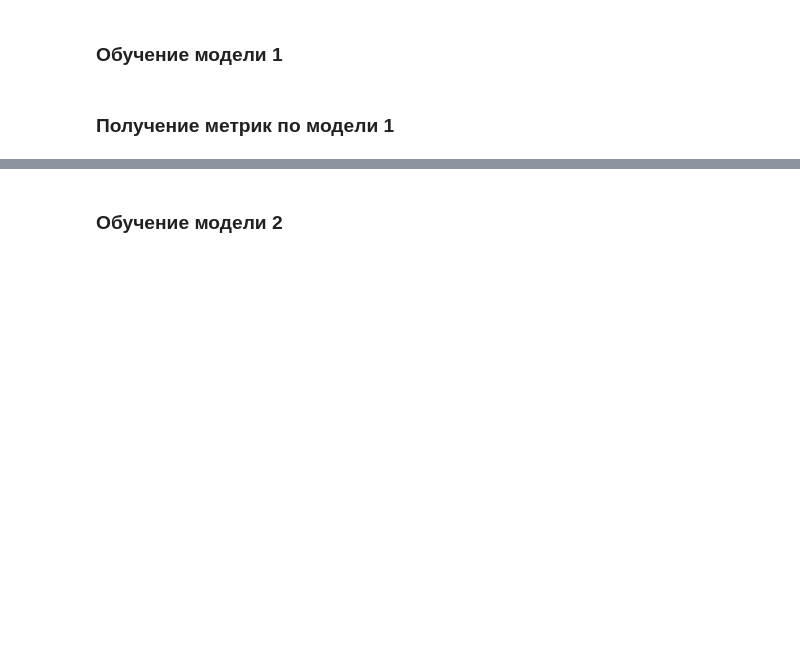
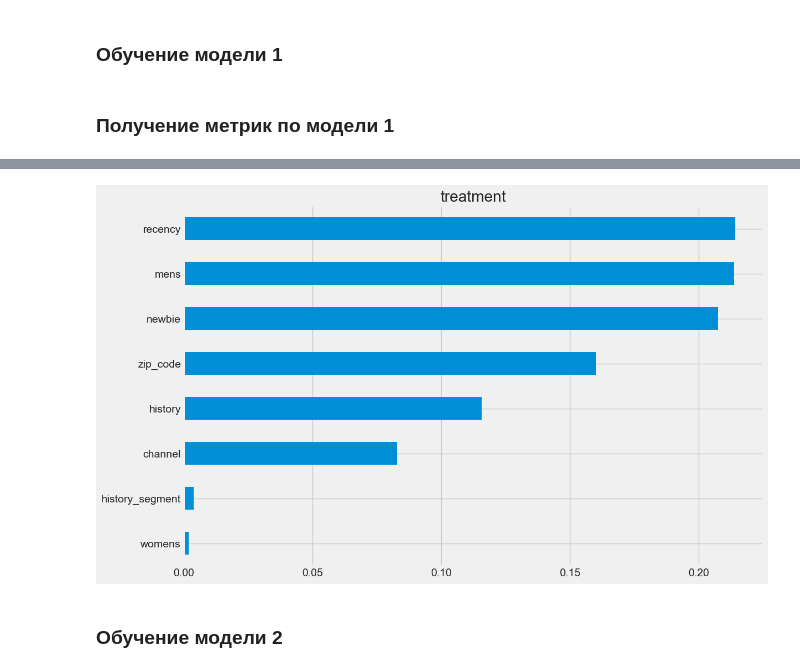
Before and after one commit to koranevskiy/mle-uplift-sprint-5, a Jupyter notebook: final_project_template.ipynb, the cells around one changed output, grey strips where cells are left out. Saved outputs shown, nothing was run; the diff lists cells and outputs as text; code cells hidden in the pictures; blank space fills up the shorter version.

```diff
--- a/final_project_template.ipynb
+++ b/final_project_template.ipynb
@@ -594,2 +675,5 @@ treatment_test_mapped = treatment_test.map(treatment_mapping)
 # %% [markdown]
 ### Расчет метрик для выбранного бейзлайна на тестовой выборке
+# %%
+def uplift_k_score(top_percent: int, uplift: np.ndarray):
+    return pd.Series(uplift_pred.squeeze(), name='uplift').sort_values(ascending=False).head(int(len(uplift) * top_percent)).mean()
@@ -597,5 +725,34 @@ treatment_test_mapped = treatment_test.map(treatment_mapping)
 # Обучение 2 моделей
 # %% [markdown]
 ### Обучение модели 1
+# %%
+from causalml.inference.meta import BaseSLearner
+
+
+learner = CatBoostClassifier(**base_model_params)
+
+s_learner = BaseSLearner(learner=learner, control_name='control')
+s_learner.fit(X=X_train, treatment=T_train, y=y_train)
+
+uplift_vals_2 = s_learner.predict(X_test.values.copy())
 # %% [markdown]
 ### Получение метрик по модели 1
+# %%
+uplift_score = uplift_auc_score(
+    y_test.values,
+    uplift_vals_2.squeeze(),
+    T_test.map({'control': 0, 'treatment': 1}).values
+)
+qini_score = qini_auc_score(
+    y_test.values,
+    uplift_vals_2.squeeze(),
+    T_test.map({'control': 0, 'treatment': 1}).values
+)
+uplift_30_score = uplift_k_score(0.3, uplift_vals_2)
+
+print(f"Uplift AUC: {uplift_score:.4f}")
+print(f"Qini AUC: {qini_score:.4f}")
+print(f"Uplift@30%: {uplift_30_score:.4f}")
+
+s_learner.plot_importance(X=X_test, tau=uplift_vals_2.squeeze(), features=X_test.columns.tolist())
+# %% [output]
@@ -602,2 +776,3 @@ treatment_test_mapped = treatment_test.map(treatment_mapping)
+[figure, added]
 # %% [markdown]
 ### Обучение модели 2
```
Also changed, not shown: parts of 13 cells of this notebook, 2 other files.
